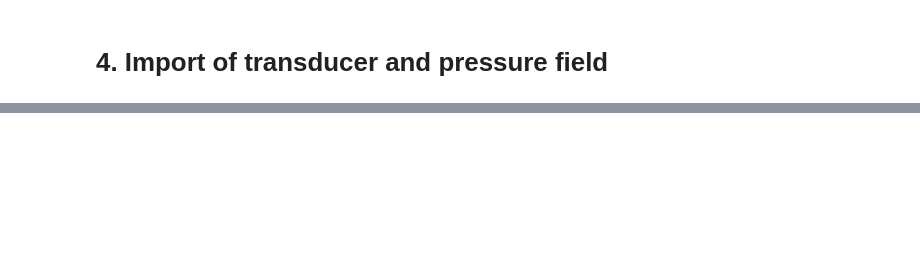
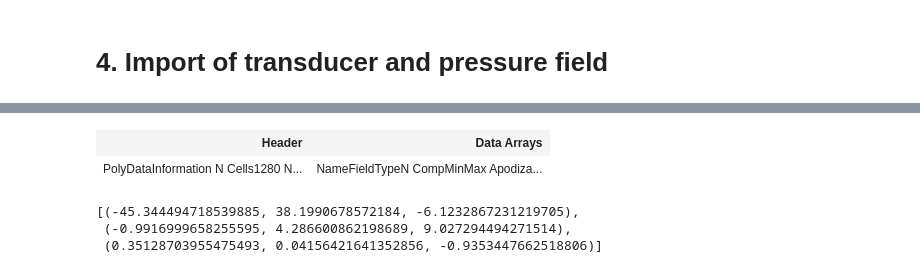
Before and after one commit to EstebanRivera08/eSDIva, a Jupyter notebook: notebook/Tutorial_libraries.ipynb, the cells around one changed output, grey strips where cells are left out. Saved outputs shown, nothing was run; the diff lists cells and outputs as text; code cells hidden in the pictures; blank space fills up the shorter version.

Commit message:
Added pressure and transducer

```diff
--- a/notebook/Tutorial_libraries.ipynb
+++ b/notebook/Tutorial_libraries.ipynb
@@ -177,6 +166,7 @@ def meshio_to_pv(
     rotate_y=0,
     rotate_z=0,
     order = "xyz",
+    flip_z=False,
     scaling_factor=1e-3,  # μm → mm conversion
 ):
     """Convert meshio.Mesh → pyvista.PolyData with transformations."""
@@ -372,2 +449,3 @@ setup_simu1, field_struct1, medium1 = import_matlab(filepath1)
 # %%
-Th_data = setup_simu1['transducer_data'][0][0]
+TX_data = setup_simu1['transducer_data'][0][0]
+x, y, z, pressure_field = compute_Pr_Field(field_struct1)
@@ -418,0 +452,3 @@ Th_mesh = create_transducer_surface(Th_data, scaling_factor=1e3).flip_z().transl
+# %%
+region_bounds = pv_region2.bounds
+print(region_bounds)
@@ -418,0 +457,30 @@ Th_mesh = create_transducer_surface(Th_data, scaling_factor=1e3).flip_z().transl
+# %%
+# 1) We create the mesh for the transudcer and the pressure volume
+
+# We create the mesh and flip it to match the coordinate system
+# We originally flipped the z axis
+TX_mesh = create_transducer_surface(TX_data, scaling_factor=1e3)#.flip_z(inplace=True)
+pressure_vol = create_pressure_volume(field_struct1)#.flip_z(inplace=True)
+
+# 2) We translate the mesh to the desired position
+
+# We get the initial center of the mesh and the pressure volume
+initial_TX_center = np.array(TX_mesh.center)
+initial_pressure_center = np.array(pressure_vol.center)
+print(f"TX : {TX_mesh.bounds} \n {TX_mesh.center}")
+print(f"Pressure : {pressure_vol.bounds} \n {pressure_vol.center} \n ")
+
+# We compute the new translation vector of the tranducer
+d_btw_tx_brain = 3 # mm
+x_tx = 0 # mm
+z_tx = - d_btw_tx_brain + min(region_bounds[4], region_bounds[5]) # mm
+y_tx = (region_bounds[3]+region_bounds[2])/2 # mm
+translation_vector = np.array([x_tx, y_tx, z_tx])
+print(f"Translation vector : {translation_vector} \n")
+
+# We translate the mesh to the desired position
+TX_mesh.translate(translation_vector, inplace=True) # Translate the mesh to the desired position
+pressure_vol.translate(translation_vector, inplace=True)  # Translate the mesh to the desired position
+center_tx = np.array(TX_mesh.center)
+print(f"TX : {TX_mesh.bounds} \n {center_tx}")
+print(f"Pressure : {pressure_vol.bounds} \n {pressure_vol.center}")
@@ -419 +499,11 @@ Th_mesh = create_transducer_surface(Th_data, scaling_factor=1e3).flip_z().transl
+# %%
+# Let's center all to the tx
+pv_brain.translate(-center_tx, inplace=True)
+pv_region.translate(-center_tx, inplace=True)
+pv_region2.translate(-center_tx, inplace=True)
+pressure_vol.translate(-center_tx, inplace=True)  # Translate the mesh to the desired position
+TX_mesh.translate(-center_tx, inplace=True) # Translate the mesh to the desired position
+# %% [output]
+| Header | Data Arrays |
+| PolyDataInformation N Cells1280 N... | NameFieldTypeN CompMinMax Apodiza... |
 # %%
@@ -434,0 +588,6 @@ mat_file_struct = loadmat(parent_dir  + folder_simu_dir + '\\' + mat_fd1_focal_n
+# %%
+plotter.camera_position
+# %% [output]
+[(-45.344494718539885, 38.1990678572184, -6.1232867231219705),
+ (-0.9916999658255595, 4.286600862198689, 9.027294494271514),
+ (0.35128703955475493, 0.04156421641352856, -0.9353447662518806)]
```
Also changed, not shown: parts of 26 cells of this notebook, 2 other files.
